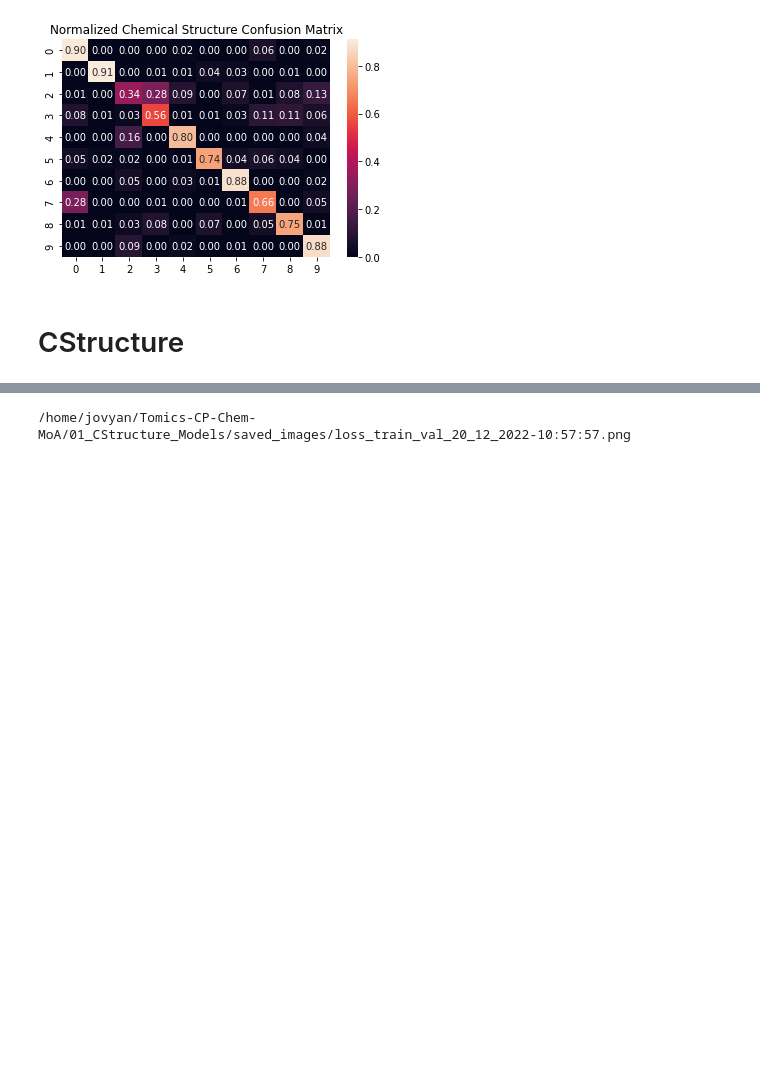
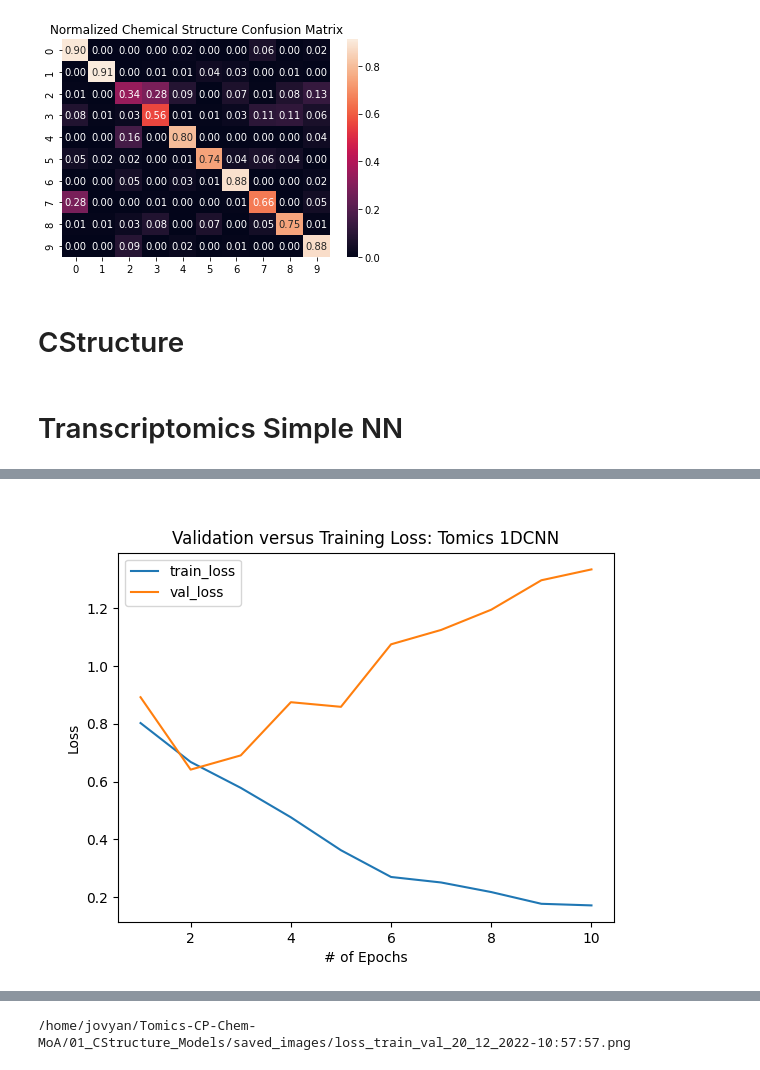
Before and after one commit to sverige16/Tomic-Chem-CP-Prot-MoA, a Jupyter notebook: 04_Tomics_Models/Analyze_Tomics_Models.ipynb, the cells around one changed output, grey strips where cells are left out. Drawn from its saved outputs; the diff is of its cells as text; code cells hidden in the pictures; blank space fills up the shorter version.

```diff
--- a/04_Tomics_Models/Analyze_Tomics_Models.ipynb
+++ b/04_Tomics_Models/Analyze_Tomics_Models.ipynb
@@ -147,3 +147,9 @@ conf_matrix(path, CP_latest)
 [figure]
 # %% [markdown]
 # CStructure
+# %% [markdown]
+# Transcriptomics Simple NN
+# %%
+path = '/home/jovyan/Tomics-CP-Chem-MoA/04_Tomics_Models/Best_Tomics_Model/saved_images/loss_train_val_1DCNN*'
+display_loss(path, CP_latest)
+# %% [output]
@@ -149,0 +157 @@ conf_matrix(path, CP_latest)
+[figure, added]
```
Also changed, not shown: parts of 5 cells of this notebook, 5 other files.
